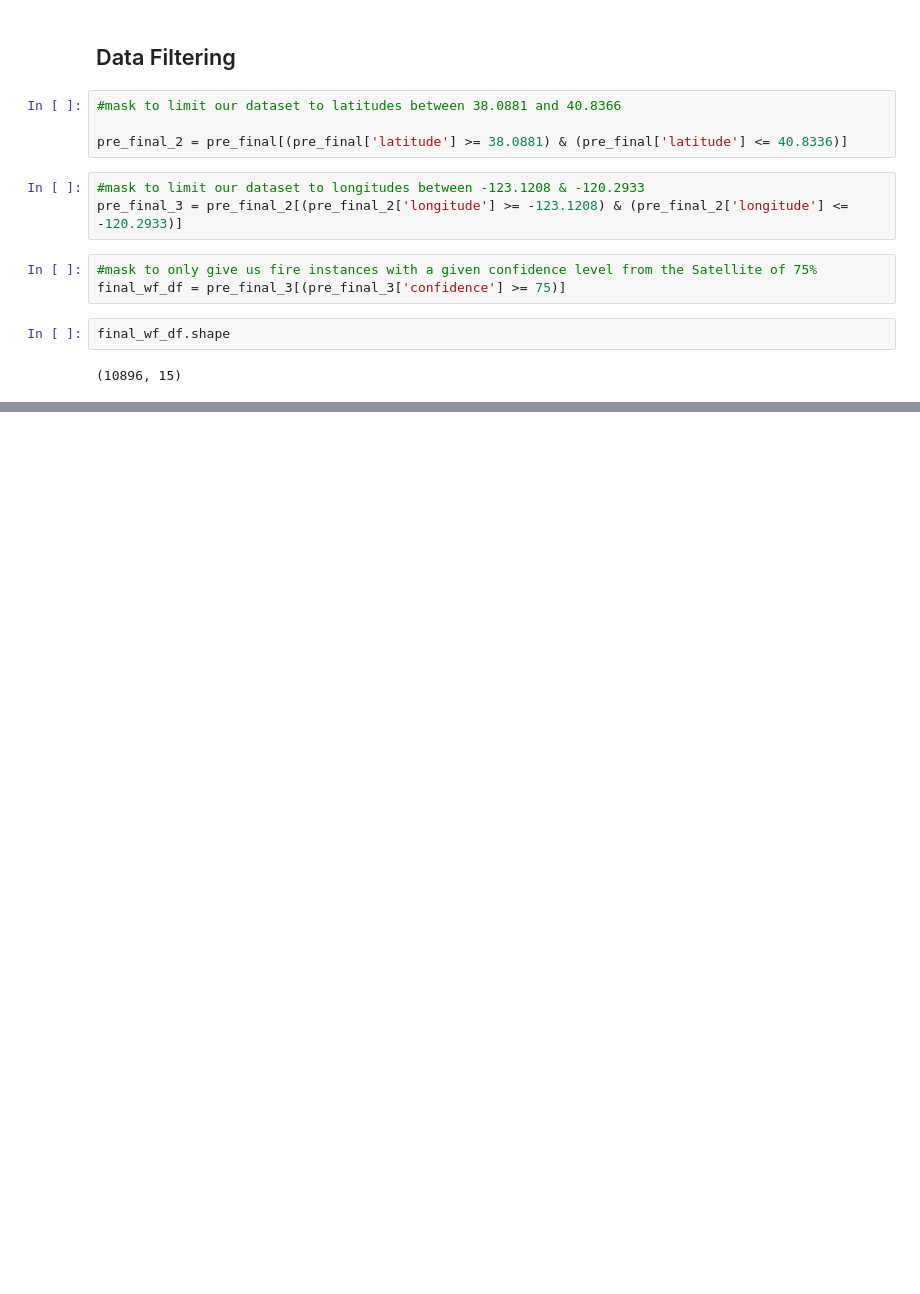
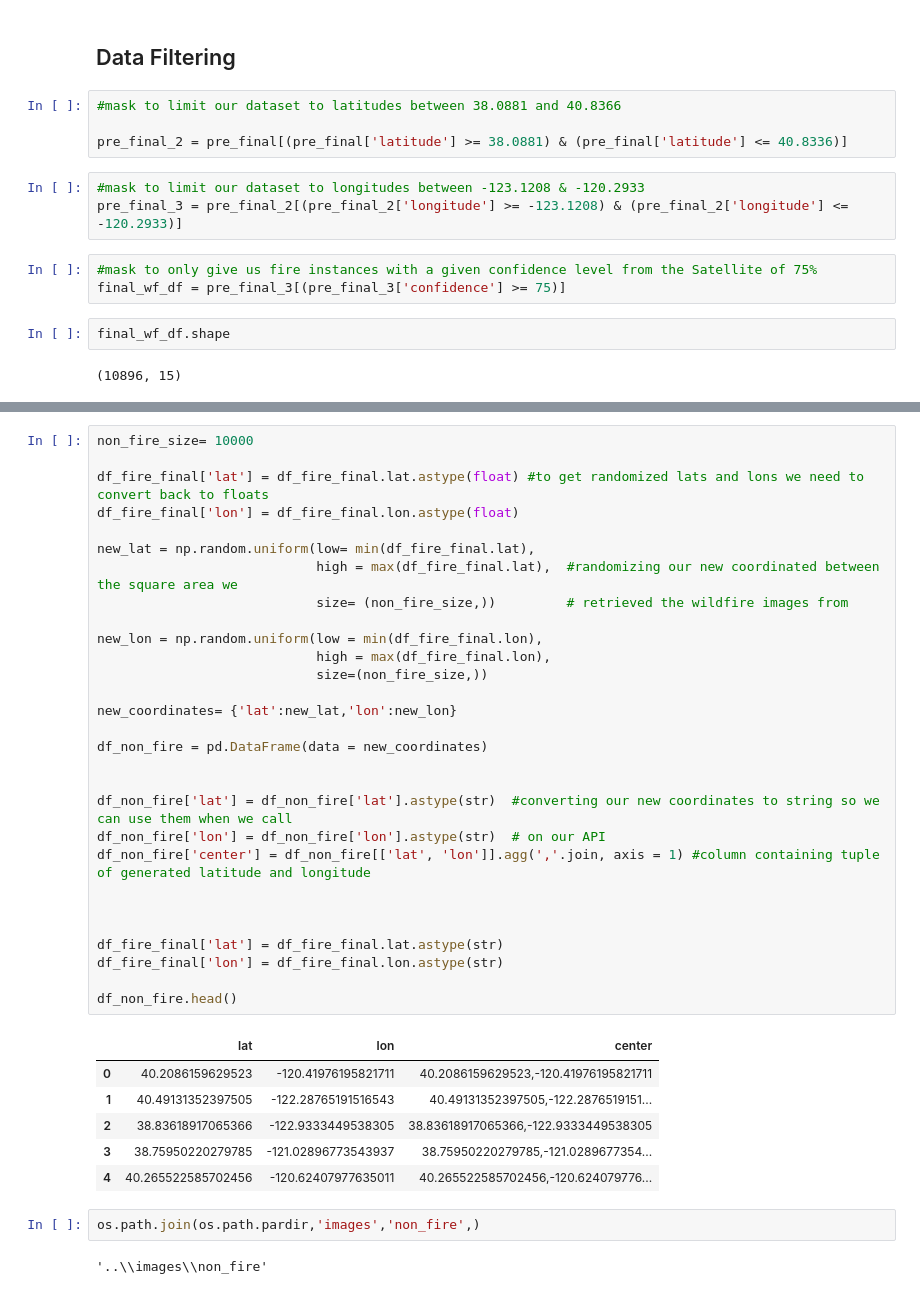
Before and after one commit to ptanner925/wildfire_capstone, a Jupyter notebook: Notebooks/Final_Notebook.ipynb, the cells around one changed output, grey strips where cells are left out. Cells and saved outputs as stored; diff of their text form; blank space fills up the shorter version.

```diff
--- a/Notebooks/Final_Notebook.ipynb
+++ b/Notebooks/Final_Notebook.ipynb
@@ -69,0 +174,40 @@ final_wf
+# %%
+non_fire_size= 10000
+
+df_fire_final['lat'] = df_fire_final.lat.astype(float) #to get randomized lats and lons we need to convert back to floats
+df_fire_final['lon'] = df_fire_final.lon.astype(float)
+
+new_lat = np.random.uniform(low= min(df_fire_final.lat),
+                            high = max(df_fire_final.lat),  #randomizing our new coordinated between the square area we
+                            size= (non_fire_size,))         # retrieved the wildfire images from
+
+new_lon = np.random.uniform(low = min(df_fire_final.lon),
+                            high = max(df_fire_final.lon),
+                            size=(non_fire_size,))
+
+new_coordinates= {'lat':new_lat,'lon':new_lon}
+
+df_non_fire = pd.DataFrame(data = new_coordinates)
+
+
+df_non_fire['lat'] = df_non_fire['lat'].astype(str)  #converting our new coordinates to string so we can use them when we call
+df_non_fire['lon'] = df_non_fire['lon'].astype(str)  # on our API
+df_non_fire['center'] = df_non_fire[['lat', 'lon']].agg(','.join, axis = 1) #column containing tuple of generated latitude and longitude
+
+
+
+df_fire_final['lat'] = df_fire_final.lat.astype(str)
+df_fire_final['lon'] = df_fire_final.lon.astype(str)
+
+df_non_fire.head()
+# %% [output]
+|  | lat | lon | center |
+| 0 | 40.2086159629523 | -120.41976195821711 | 40.2086159629523,-120.41976195821711 |
+| 1 | 40.49131352397505 | -122.28765191516543 | 40.49131352397505,-122.2876519151... |
+| 2 | 38.83618917065366 | -122.9333449538305 | 38.83618917065366,-122.9333449538305 |
+| 3 | 38.75950220279785 | -121.02896773543937 | 38.75950220279785,-121.0289677354... |
+| 4 | 40.265522585702456 | -120.62407977635011 | 40.265522585702456,-120.624079776... |
+# %%
+os.path.join(os.path.pardir,'images','non_fire',)
+# %% [output]
+'..\\images\\non_fire'
```
Also changed, not shown: parts of 30 cells of this notebook.
